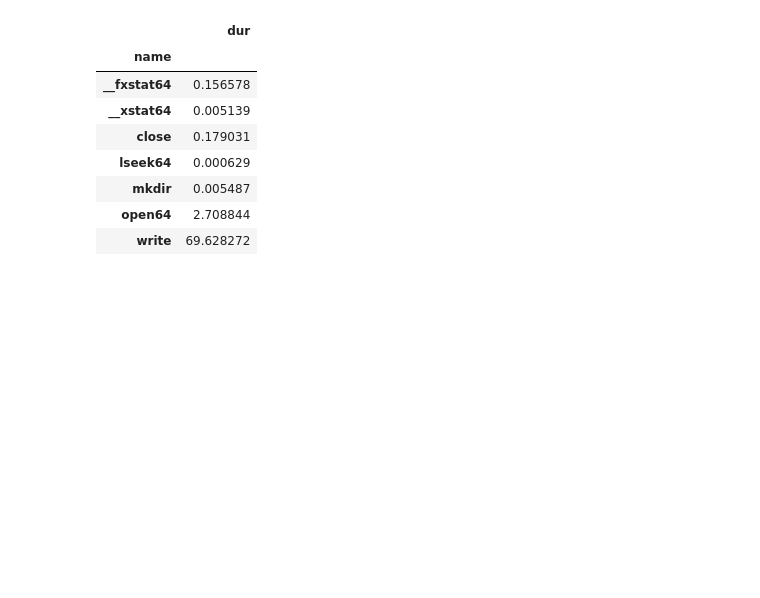
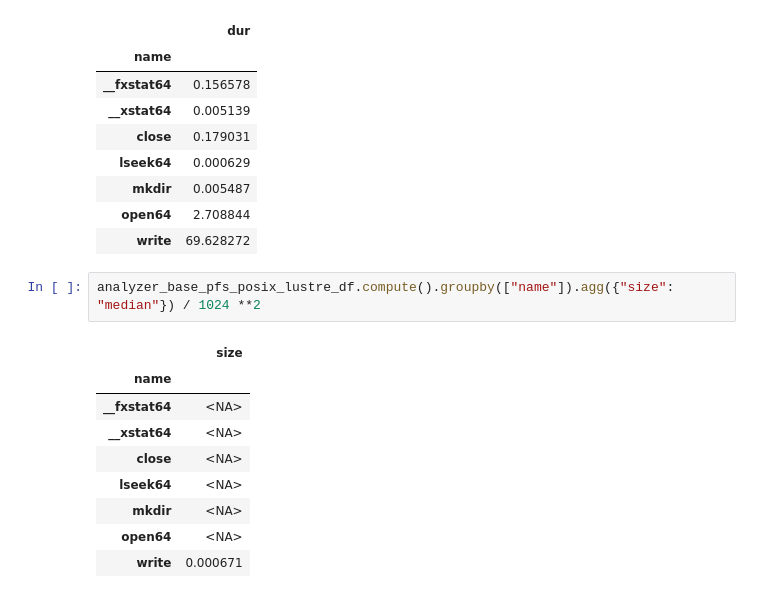
Before and after one commit to hariharan-devarajan/scr-dlio, a Jupyter notebook: examples/scr comparision.ipynb, the cells around one changed output. Drawn from its saved outputs; the diff is of its cells as text; blank space fills up the shorter version.

```diff
--- a/examples/scr comparision.ipynb
+++ b/examples/scr comparision.ipynb
@@ -657,3 +657,15 @@ analyzer_base_pfs_posix_lustre_df.groupby(["name","pid"]).agg({"dur":sum}).group
 | mkdir | 0.005487 |
 | open64 | 2.708844 |
 | write | 69.628272 |
+# %%
+analyzer_base_pfs_posix_lustre_df.compute().groupby(["name"]).agg({"size": "median"}) / 1024 **2
+# %% [output]
+|  | size |
+| name |  |
+| __fxstat64 | <NA> |
+| __xstat64 | <NA> |
+| close | <NA> |
+| lseek64 | <NA> |
+| mkdir | <NA> |
+| open64 | <NA> |
+| write | 0.000671 |
```
Also changed, not shown: parts of 2 cells of this notebook.
